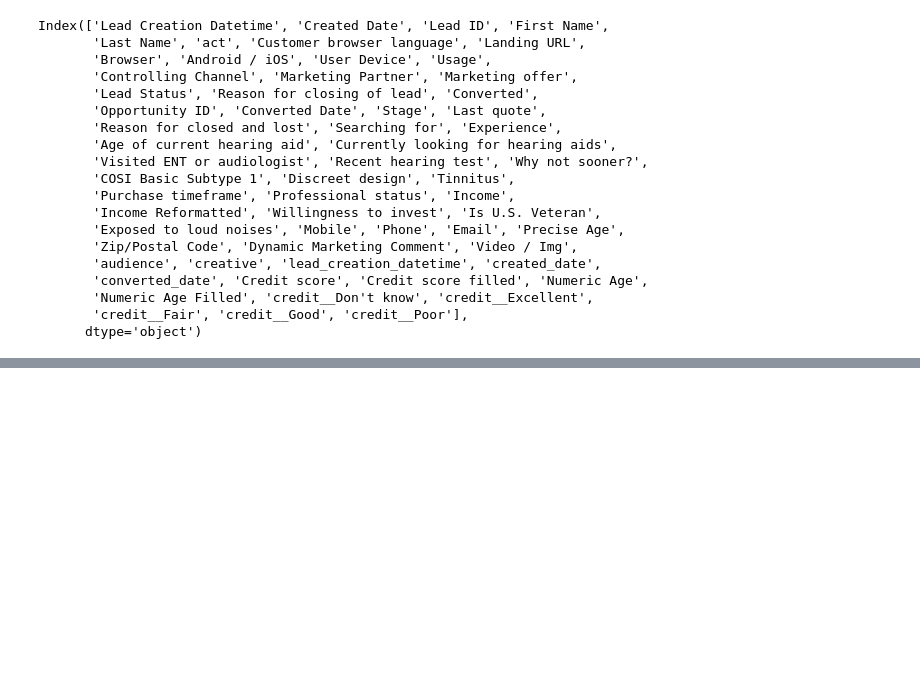
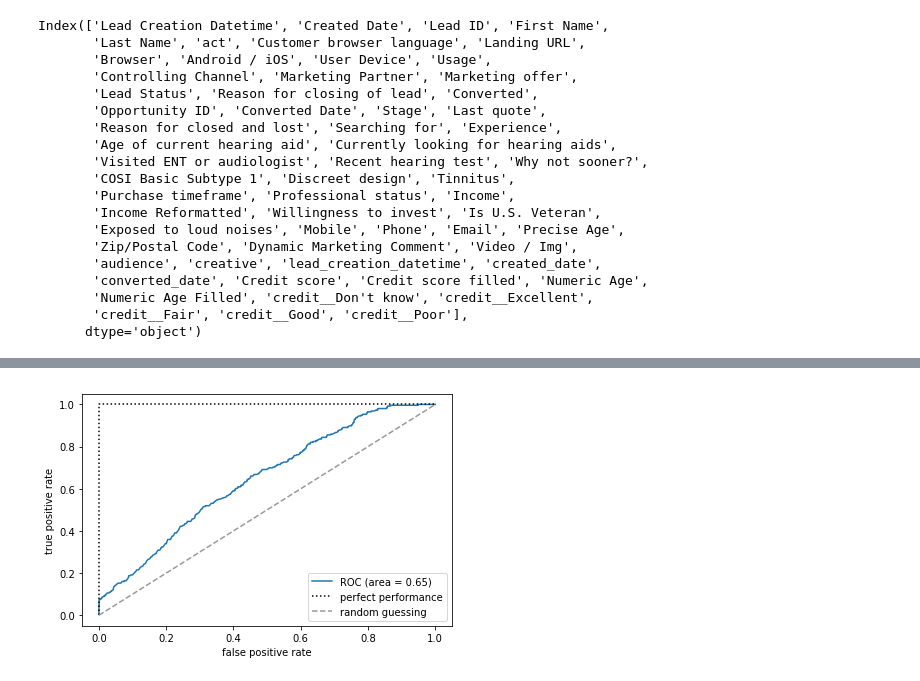
Before and after one commit to joehardy3030/ML, a Jupyter notebook: appt_conv_prediction.ipynb, the cells around one changed output, grey strips where cells are left out. Drawn from its saved outputs; the diff is of its cells as text; code cells hidden in the pictures; blank space fills up the shorter version.

```diff
--- a/appt_conv_prediction.ipynb
+++ b/appt_conv_prediction.ipynb
@@ -251,0 +438,3 @@ NameError: name 'y' is not defined
+# %%
+df_HA_age_filled = pd.get_dummies(df['HA age filled'], prefix='HA_age')
+df = pd.concat([df,df_HA_age_filled],axis=1)
@@ -251,0 +607,35 @@ NameError: name 'y' is not defined
+# %%
+# ROC Curve
+
+
+mean_tpr += interp(mean_fpr, fpr, tpr)
+mean_tpr[0] = 0.0
+roc_auc = auc(fpr, tpr)
+plt.plot(fpr,
+             tpr,
+             label='ROC (area = %0.2f)' % roc_auc)
+
+plt.plot([0, 0, 1],
+         [0, 1, 1],
+         linestyle=':',
+         color='black',
+         label='perfect performance')
+
+
+plt.plot([0, 1],
+         [0, 1],
+         linestyle='--',
+         color=(0.6, 0.6, 0.6),
+         label='random guessing')
+
+plt.xlim([-0.05, 1.05])
+plt.ylim([-0.05, 1.05])
+plt.xlabel('false positive rate')
+plt.ylabel('true positive rate')
+plt.legend(loc="lower right")
+
+plt.tight_layout()
+plt.savefig('data/06_10.png', dpi=300)
+plt.show()
+# %% [output]
+[figure, added]
```
Also changed, not shown: parts of 62 cells of this notebook.
